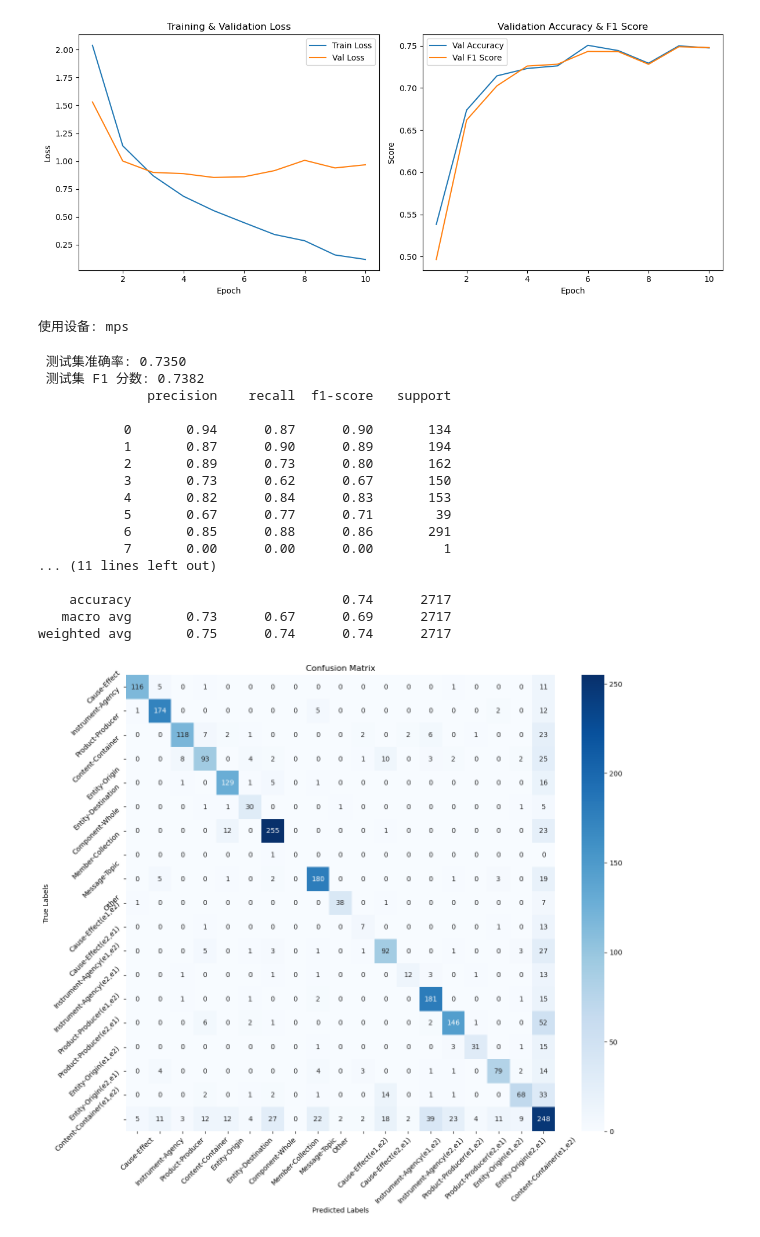
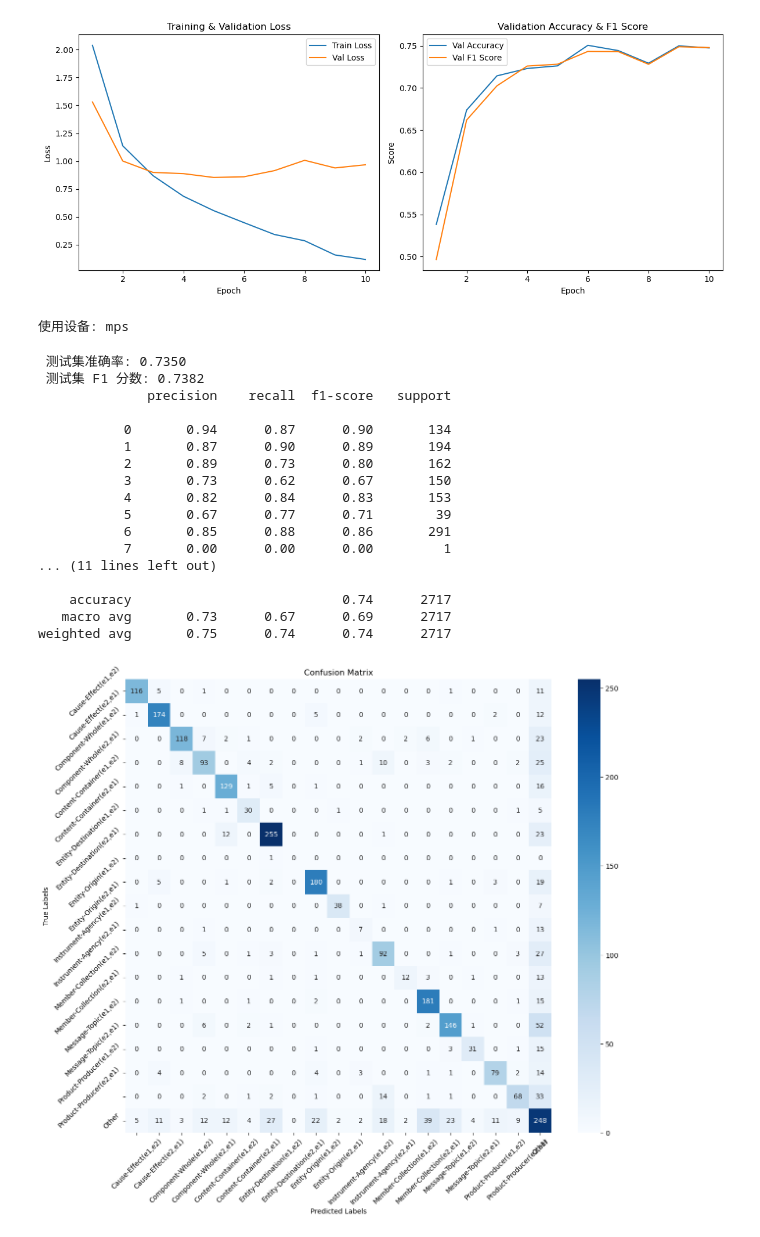
Before and after one commit to orangecat1219/RE_SVM, a Jupyter notebook: BiLSTM.ipynb, the cells around one changed output. Saved outputs shown, nothing was run; the diff lists cells and outputs as text; code cells hidden in the pictures.

```diff
--- a/BiLSTM.ipynb
+++ b/BiLSTM.ipynb
@@ -373,39 +373,39 @@ def test_model():
 
     # 计算准确率和 F1 分数
     test_acc = accuracy_score(y_true, y_pred)
     test_f1 = f1_score(y_true, y_pred, average='weighted')
 
     print(f" 测试集准确率: {test_acc:.4f}")
     print(f" 测试集 F1 分数: {test_f1:.4f}")
     print(classification_report(y_true, y_pred, zero_division=0))
-
+    class_names = [
+    "Cause-Effect(e1,e2)", "Cause-Effect(e2,e1)", "Component-Whole(e1,e2)", "Component-Whole(e2,e1)", "Content-Container(e1,e2)",
+    "Content-Container(e2,e1)", "Entity-Destination(e1,e2)", "Entity-Destination(e2,e1)", "Entity-Origin(e1,e2)", "Entity-Origin(e2,e1)",
+    "Instrument-Agency(e1,e2)", "Instrument-Agency(e2,e1)", "Member-Collection(e1,e2)", "Member-Collection(e2,e1)",
+    "Message-Topic(e1,e2)", "Message-Topic(e2,e1)","Product-Producer(e1,e2)", "Product-Producer(e2,e1)",
+    "Other"
+]
     # 绘制混淆矩阵
-    plot_confusion_matrix(y_true, y_pred, class_names=[
-        "Cause-Effect", "Instrument-Agency", "Product-Producer", "Content-Container", "Entity-Origin",
-        "Entity-Destination", "Component-Whole", "Member-Collection", "Message-Topic", "Other",
-        "Cause-Effect(e1,e2)", "Cause-Effect(e2,e1)", "Instrument-Agency(e1,e2)", "Instrument-Agency(e2,e1)",
-        "Product-Producer(e1,e2)", "Product-Producer(e2,e1)", "Entity-Origin(e1,e2)", "Entity-Origin(e2,e1)",
-        "Content-Container(e1,e2)"
-    ])
+    plot_confusion_matrix(y_true, y_pred, class_names)
 
 test_model()
 # %% [output]
 使用设备: mps
  测试集准确率: 0.7350
  测试集 F1 分数: 0.7382
               precision    recall  f1-score   support
 
            0       0.94      0.87      0.90       134
            1       0.87      0.90      0.89       194
            2       0.89      0.73      0.80       162
            3       0.73      0.62      0.67       150
            4       0.82      0.84      0.83       153
            5       0.67      0.77      0.71        39
            6       0.85      0.88      0.86       291
            7       0.00      0.00      0.00         1
 ... (11 lines left out)
 
     accuracy                           0.74      2717
    macro avg       0.73      0.67      0.69      2717
 weighted avg       0.75      0.74      0.74      2717
-[figure, old version]
+[figure, new version]
```
